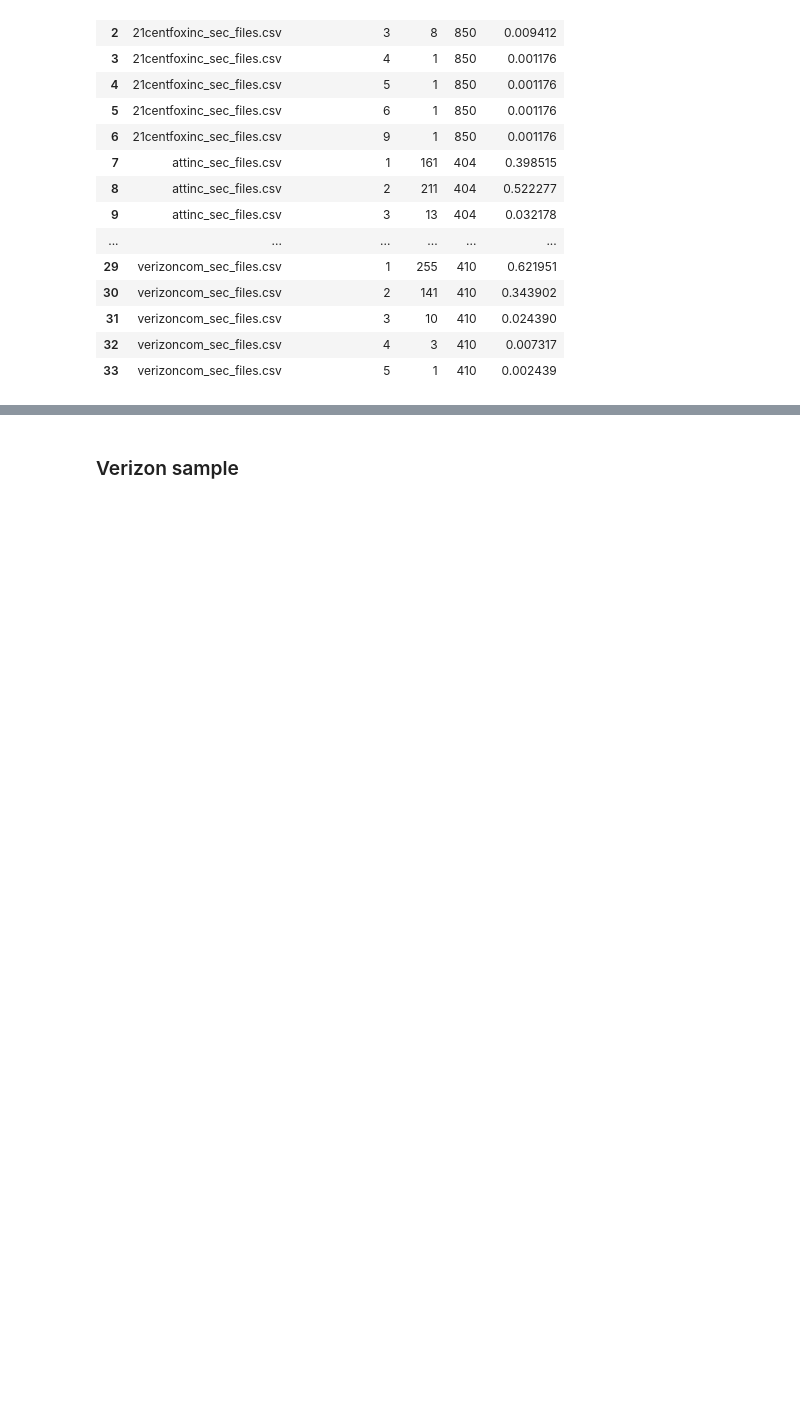
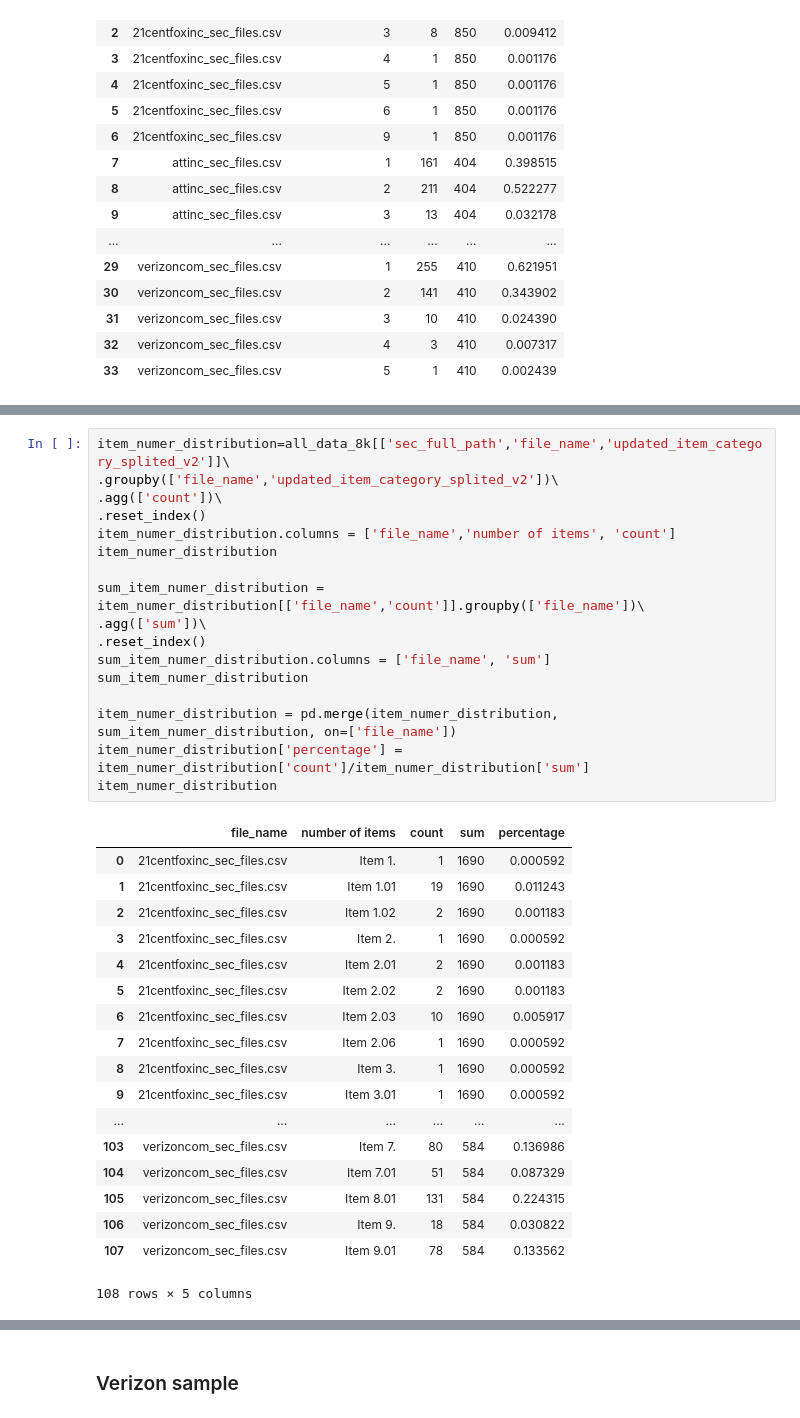
Before and after one commit to lihaoranharry/Capstone_Vanguard_NLP_Prediction, a Jupyter notebook: Jupyter notebooks/obtain_clean_and_extract_features_from_sec.ipynb, the cells around one changed output, grey strips where cells are left out. Cells and saved outputs as stored; diff of their text form; blank space fills up the shorter version.

```diff
--- a/Jupyter notebooks/obtain_clean_and_extract_features_from_sec.ipynb
+++ b/Jupyter notebooks/obtain_clean_and_extract_features_from_sec.ipynb
@@ -1087,3 +1079,39 @@ iplot({
                        yaxis={'title':'Filings%'})})
 # %% [output]
 [interactive output not drawn]
+# %%
+item_numer_distribution=all_data_8k[['sec_full_path','file_name','updated_item_category_splited_v2']]\
+.groupby(['file_name','updated_item_category_splited_v2'])\
+.agg(['count'])\
+.reset_index()
+item_numer_distribution.columns = ['file_name','number of items', 'count']
+item_numer_distribution
+
+sum_item_numer_distribution = item_numer_distribution[['file_name','count']].groupby(['file_name'])\
+.agg(['sum'])\
+.reset_index()
+sum_item_numer_distribution.columns = ['file_name', 'sum']
+sum_item_numer_distribution
+
+item_numer_distribution = pd.merge(item_numer_distribution, sum_item_numer_distribution, on=['file_name'])
+item_numer_distribution['percentage'] = item_numer_distribution['count']/item_numer_distribution['sum']
+item_numer_distribution
+# %% [output]
+|  | file_name | number of items | count | sum | percentage |
+| 0 | 21centfoxinc_sec_files.csv | Item 1. | 1 | 1690 | 0.000592 |
+| 1 | 21centfoxinc_sec_files.csv | Item 1.01 | 19 | 1690 | 0.011243 |
+| 2 | 21centfoxinc_sec_files.csv | Item 1.02 | 2 | 1690 | 0.001183 |
+| 3 | 21centfoxinc_sec_files.csv | Item 2. | 1 | 1690 | 0.000592 |
+| 4 | 21centfoxinc_sec_files.csv | Item 2.01 | 2 | 1690 | 0.001183 |
+| 5 | 21centfoxinc_sec_files.csv | Item 2.02 | 2 | 1690 | 0.001183 |
+| 6 | 21centfoxinc_sec_files.csv | Item 2.03 | 10 | 1690 | 0.005917 |
+| 7 | 21centfoxinc_sec_files.csv | Item 2.06 | 1 | 1690 | 0.000592 |
+| 8 | 21centfoxinc_sec_files.csv | Item 3. | 1 | 1690 | 0.000592 |
+| 9 | 21centfoxinc_sec_files.csv | Item 3.01 | 1 | 1690 | 0.000592 |
+| ... | ... | ... | ... | ... | ... |
+| 103 | verizoncom_sec_files.csv | Item 7. | 80 | 584 | 0.136986 |
+| 104 | verizoncom_sec_files.csv | Item 7.01 | 51 | 584 | 0.087329 |
+| 105 | verizoncom_sec_files.csv | Item 8.01 | 131 | 584 | 0.224315 |
+| 106 | verizoncom_sec_files.csv | Item 9. | 18 | 584 | 0.030822 |
+| 107 | verizoncom_sec_files.csv | Item 9.01 | 78 | 584 | 0.133562 |
+108 rows × 5 columns
```
Also changed, not shown: parts of 20 cells of this notebook, 3 other files.
